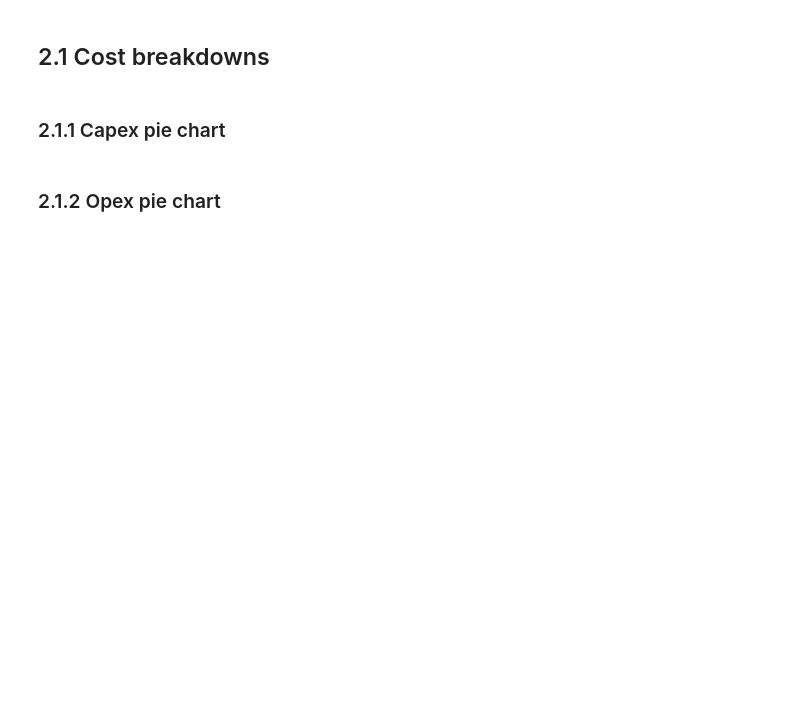
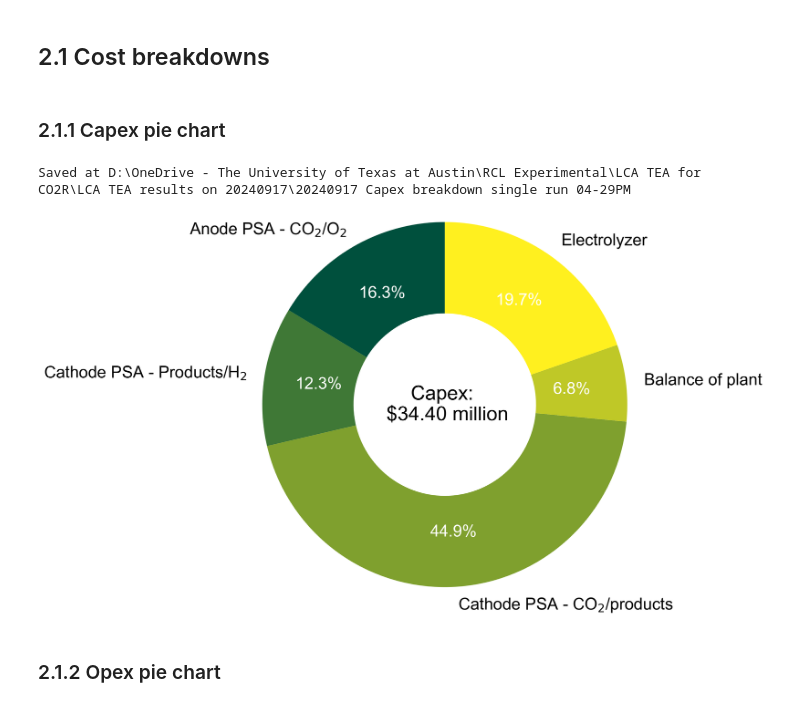
Before and after one commit to shashwatidc/co2r-tea-jupyter, a Jupyter notebook: 20240701_4_TEA_Integrated.ipynb, the cells around one changed output. Drawn from its saved outputs; the diff is of its cells as text; code cells hidden in the pictures; blank space fills up the shorter version.

Commit message:
Updated pie labels to be white for new colorscheme

```diff
--- a/20240701_4_TEA_Integrated.ipynb
+++ b/20240701_4_TEA_Integrated.ipynb
@@ -735,31 +810,36 @@ def opex_pie_label(cost):
 # %%
 if override_single == True:
 
     fig, axs = plt.subplots(figsize = (5, 5)) # Set up plot
 
-    axs.pie(df_capex_BM.loc[:, 'Cost ($)'],
+    wedges, texts, autopercents = axs.pie(df_capex_BM.loc[:, 'Cost ($)'],
             labels = df_capex_BM.index, labeldistance = 1.1,
             autopct = lambda val: '{:.1f}%'.format(val) if val > 2 else '',
             pctdistance = 0.7,
             colors = BM_capex_colors, startangle = 90,
             textprops = {'fontsize' : SMALL_SIZE},
             radius = 2, wedgeprops= {'width' : 1}, # donut
             counterclock = False,
               )
+    plt.setp(autopercents, color="white")
+
     axs.text(0, 0,
      'Capex: \n ${:.2f} million'.format(df_capex_totals.loc[ 'Total permanent investment', 'Cost ($)']/1e6 ), # All capex except working capital, which is recovered during operation
      ha='center', va='center',
       fontsize = MEDIUM_SIZE)
 
     ## Save figure
     capex_pie_fig_name = os.path.join(OP_folder, '{} Capex breakdown single run {}'.format(current_date, current_time).replace('.',','))  # CHANGE to change the figure name
     fig.savefig(capex_pie_fig_name + '.svg', transparent = True) # Save figure - format = eps, jpeg, jpg, pdf, pgf, png, ps, raw, rgba, svg, svgz, tif, tiff
     fig.savefig(capex_pie_fig_name + '.jpg', transparent = True, dpi = 80) # Save figure - format = eps, jpeg, jpg, pdf, pgf, png, ps, raw, rgba, svg, svgz, tif, tiff
     fig.savefig(capex_pie_fig_name + '.pdf', transparent = True) # Save figure - format = eps, jpeg, jpg, pdf, pgf, png, ps, raw, rgba, svg, svgz, tif, tiff
 
     print('Saved at ' + capex_pie_fig_name)
 
     plt.show()
+# %% [output]
+Saved at D:\OneDrive - The University of Texas at Austin\RCL Experimental\LCA TEA for CO2R\LCA TEA results on 20240917\20240917 Capex breakdown single run 04-29PM
+[figure, added]
 # %% [markdown]
 ### 2.1.2 Opex pie chart
 # %%
```
Also changed, not shown: parts of 10 cells of this notebook.
